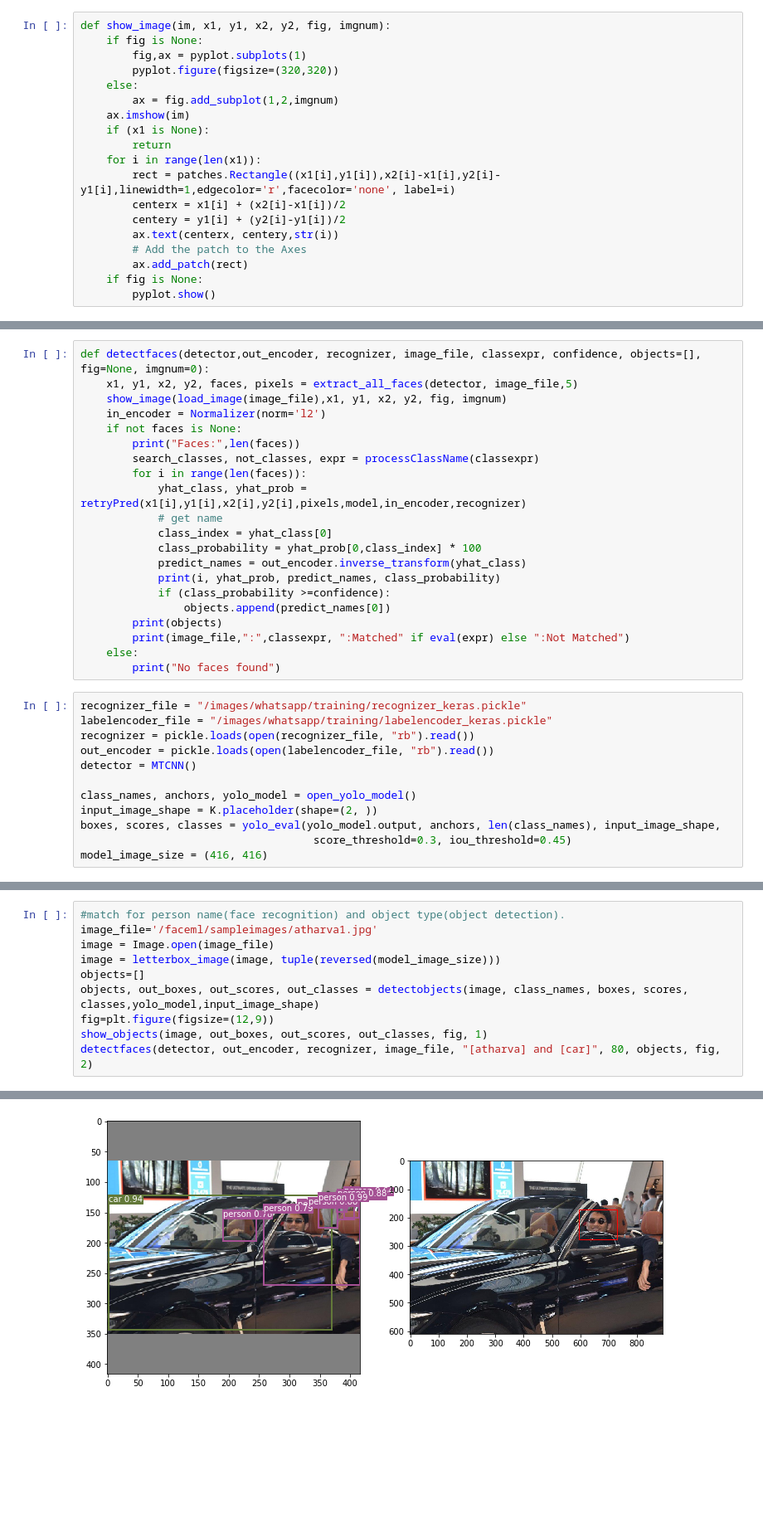
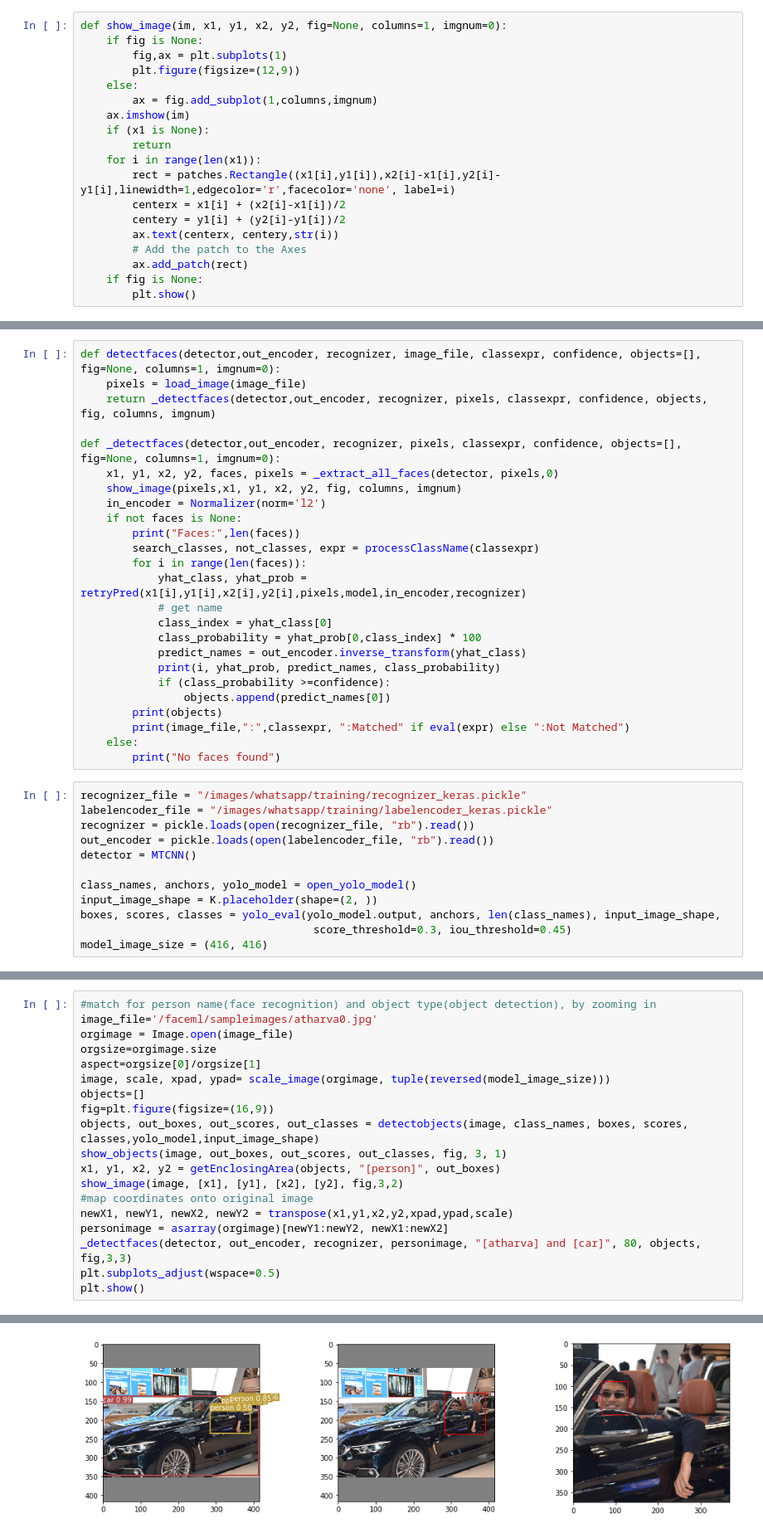
Before and after one commit to samirsdoshi/faceml, a Jupyter notebook: faceml/notebooks/detectface_keras.ipynb, the cells around one changed output, grey strips where cells are left out. Shown at 83% size. Cells and saved outputs as stored; diff of their text form; blank space fills up the shorter version.

Commit message:
Samir: added zoomin

```diff
--- a/faceml/notebooks/detectface_keras.ipynb
+++ b/faceml/notebooks/detectface_keras.ipynb
@@ -213,12 +210,12 @@ print('Loaded Model')
 [<tf.Tensor 'Bottleneck_BatchNorm/cond/Merge:0' shape=(?, 128) dtype=float32>]
 Loaded Model
 # %%
-def show_image(im, x1, y1, x2, y2, fig, imgnum):
+def show_image(im, x1, y1, x2, y2, fig=None, columns=1, imgnum=0):
     if fig is None:
-        fig,ax = pyplot.subplots(1)
-        pyplot.figure(figsize=(320,320))
+        fig,ax = plt.subplots(1)
+        plt.figure(figsize=(12,9))
     else:
-        ax = fig.add_subplot(1,2,imgnum)
+        ax = fig.add_subplot(1,columns,imgnum)
     ax.imshow(im)
     if (x1 is None):
         return
@@ -230,7 +227,7 @@ def show_image(im, x1, y1, x2, y2, fig, imgnum):
         # Add the patch to the Axes
         ax.add_patch(rect)
     if fig is None:
-        pyplot.show()
+        plt.show()
 # %%
 def retryPred(x1,y1,x2,y2,pixels,model,in_encoder,recognizer, required_size=(160, 160)):
     maxProb=0
@@ -280,9 +277,13 @@ def detectobjects(image, class_names, boxes, scores, classes,yolo_model,input_im
     objects=[class_names[out_classes[i]] for i in range(len(out_classes))]
     return objects, out_boxes, out_scores, out_classes
 # %%
-def detectfaces(detector,out_encoder, recognizer, image_file, classexpr, confidence, objects=[], fig=None, imgnum=0):
-    x1, y1, x2, y2, faces, pixels = extract_all_faces(detector, image_file,5)
-    show_image(load_image(image_file),x1, y1, x2, y2, fig, imgnum)
+def detectfaces(detector,out_encoder, recognizer, image_file, classexpr, confidence, objects=[], fig=None, columns=1, imgnum=0):
+    pixels = load_image(image_file)
+    return _detectfaces(detector,out_encoder, recognizer, pixels, classexpr, confidence, objects, fig, columns, imgnum)
+
+def _detectfaces(detector,out_encoder, recognizer, pixels, classexpr, confidence, objects=[], fig=None, columns=1, imgnum=0):
+    x1, y1, x2, y2, faces, pixels = _extract_all_faces(detector, pixels,0)
+    show_image(pixels,x1, y1, x2, y2, fig, columns, imgnum)
     in_encoder = Normalizer(norm='l2')
     if not faces is None:
         print("Faces:",len(faces))
@@ -370,11 +430,20 @@ Faces: 2
 # %%
-#match for person name(face recognition) and object type(object detection).
-image_file='/faceml/sampleimages/atharva1.jpg'
-image = Image.open(image_file)
-image = letterbox_image(image, tuple(reversed(model_image_size)))
+#match for person name(face recognition) and object type(object detection), by zooming in
+image_file='/faceml/sampleimages/atharva0.jpg'
+orgimage = Image.open(image_file)
+orgsize=orgimage.size
+aspect=orgsize[0]/orgsize[1]
+image, scale, xpad, ypad= scale_image(orgimage, tuple(reversed(model_image_size)))
 objects=[]
+fig=plt.figure(figsize=(16,9))
 objects, out_boxes, out_scores, out_classes = detectobjects(image, class_names, boxes, scores, classes,yolo_model,input_image_shape)
-fig=plt.figure(figsize=(12,9))
-show_objects(image, out_boxes, out_scores, out_classes, fig, 1)
-detectfaces(detector, out_encoder, recognizer, image_file, "[atharva] and [car]", 80, objects, fig, 2)
+show_objects(image, out_boxes, out_scores, out_classes, fig, 3, 1)
+x1, y1, x2, y2 = getEnclosingArea(objects, "[person]", out_boxes)
+show_image(image, [x1], [y1], [x2], [y2], fig,3,2)
+#map coordinates onto original image
+newX1, newY1, newX2, newY2 = transpose(x1,y1,x2,y2,xpad,ypad,scale)
+personimage = asarray(orgimage)[newY1:newY2, newX1:newX2]
+_detectfaces(detector, out_encoder, recognizer, personimage, "[atharva] and [car]", 80, objects, fig,3,3)
+plt.subplots_adjust(wspace=0.5)
+plt.show()
 # %% [output]
@@ -386 +454 @@ Faces: 1
-[figure, old version]
+[figure, new version]
```
Also changed, not shown: parts of 11 cells of this notebook, 6 other files.
